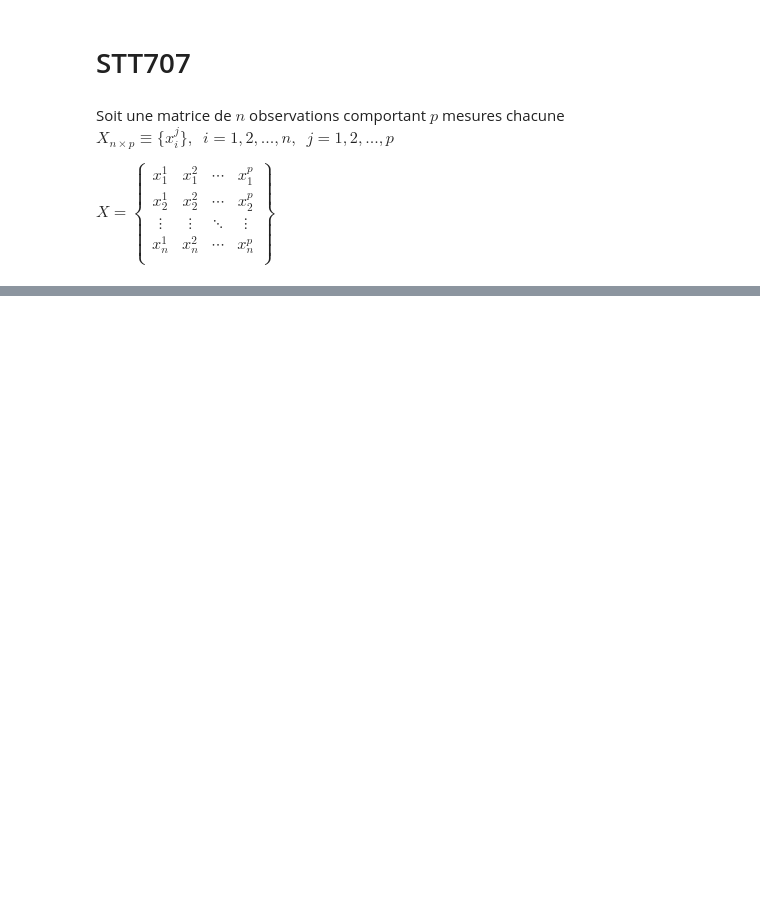
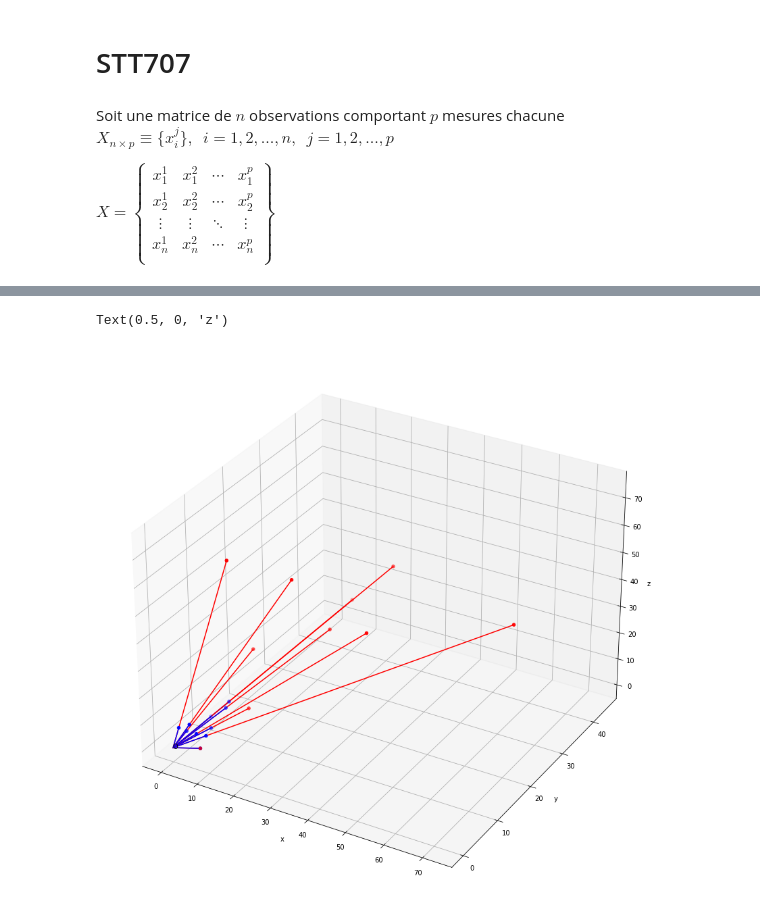
Before and after one commit to ggs22/STT707, a Jupyter notebook: exercices/notes.ipynb, the cells around one changed output, grey strips where cells are left out. Cells and saved outputs as stored; diff of their text form; code cells hidden in the pictures; blank space fills up the shorter version.

```diff
--- a/exercices/notes.ipynb
+++ b/exercices/notes.ipynb
@@ -50,0 +83,24 @@ ax.scatter(X[:, 0], X[:, 1], X[:, 2])
+# %%
+# A = np.identity(X.shape[0]) * -.5
+A = np.diag(np.linspace(1, X.shape[0], X.shape[0]))
+fig = plt.figure(figsize=(15, 15))
+ax = fig.gca(projection='3d')
+# ax = fig.gca()
+
+X_star = X.copy()
+X_star = np.dot(A, X_star)
+ax.scatter(X_star[:, 0], X_star[:, 1], X_star[:, 2], c='r')
+ax.scatter(X[:, 0], X[:, 1], X[:, 2], c='b')
+for n in range(0, X_star.shape[0]):
+    _vec = np.array([[*np.zeros(X_star.shape[1])], [*X_star[n, :]]])
+    ax.plot(_vec[:, 0], _vec[:, 1], _vec[:, 2], c='r')
+    _vec = np.array([[*np.zeros(X.shape[1])], [*X[n, :]]])
+    ax.plot(_vec[:, 0], _vec[:, 1], _vec[:, 2], c='b')
+
+ax.text(x=-0.1, y=-0.1, z=-0.1, s='O')
+ax.set_xlabel('x')
+ax.set_ylabel('y')
+ax.set_zlabel('z')
+# %% [output]
+Text(0.5, 0, 'z')
+[figure, added]
```
Also changed, not shown: parts of 4 cells of this notebook.
